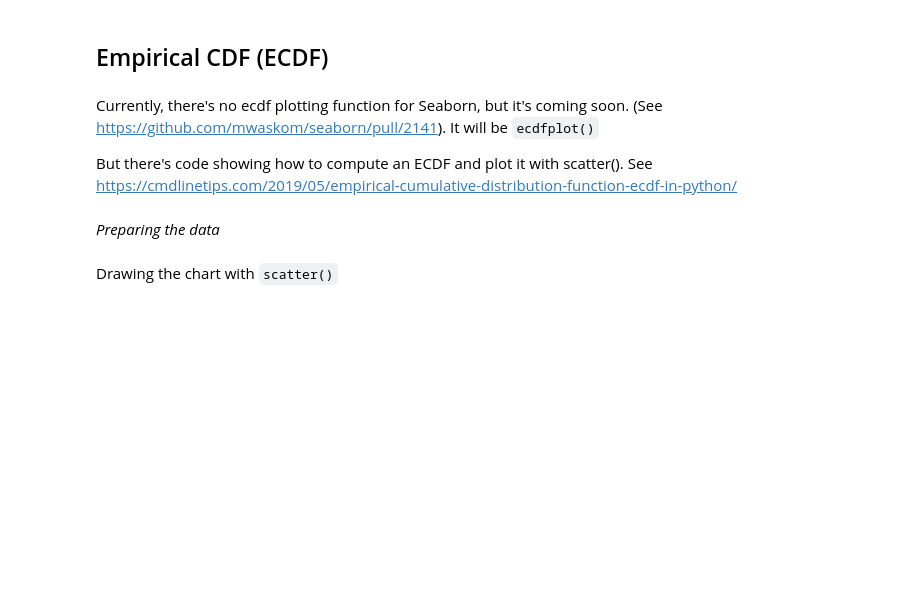
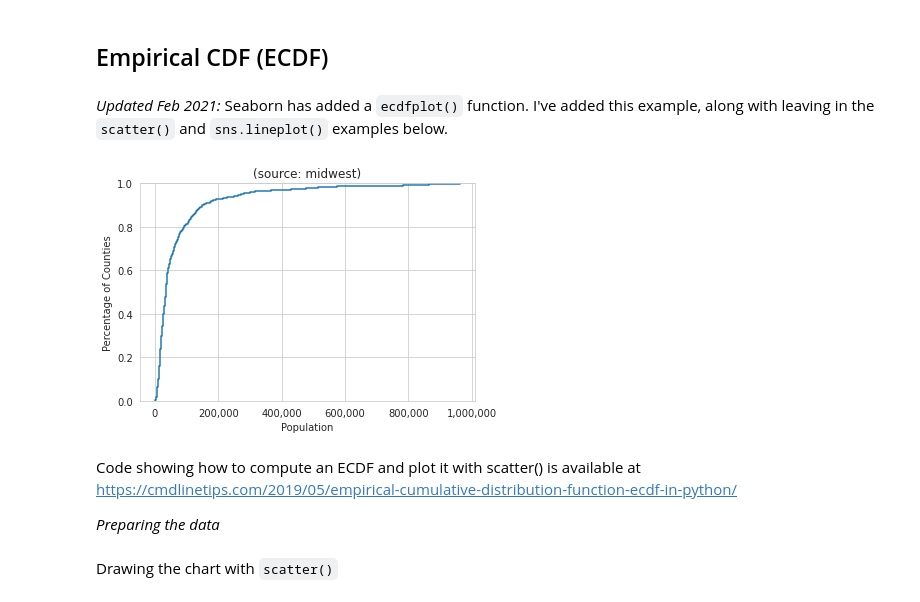
Before and after one commit to odu-cs432-websci/public, a Jupyter notebook: Mod_03_InfoVis_Python.ipynb, the cells around one changed output. Drawn from its saved outputs; the diff is of its cells as text; code cells hidden in the pictures; blank space fills up the shorter version.

```diff
--- a/Mod_03_InfoVis_Python.ipynb
+++ b/Mod_03_InfoVis_Python.ipynb
@@ -217,11 +233,24 @@ g.set_yticklabels(labels);
 # %% [markdown]
 ## Empirical CDF (ECDF)
+# %% [markdown]
+*Updated Feb 2021:* Seaborn has added a `ecdfplot()` function. I've added this example, along with leaving in the `scatter()` and `sns.lineplot()` examples below.
+# %%
+ax = sns.ecdfplot(midwest[midwest['poptotal']<1000000]['poptotal'])
+
+ax.set_xlabel ('Population')
+ax.set_ylabel ('Percentage of Counties')
+ax.set_title('(source: midwest)')
+
+# format commas in ticklabels
+ticks = ax.get_xticks()
+labels = ['{:,.0f}'.format(x) for x in ticks]
+ax.set_xticklabels(labels);
+# %% [output]
+[figure, added]
 # %% [markdown]
-Currently, there's no ecdf plotting function for Seaborn, but it's coming soon. (See https://github.com/mwaskom/seaborn/pull/2141).  It will be `ecdfplot()`
+Code showing how to compute an ECDF and plot it with scatter() is available at https://cmdlinetips.com/2019/05/empirical-cumulative-distribution-function-ecdf-in-python/
 
-But there's code showing how to compute an ECDF and plot it with scatter().  See https://cmdlinetips.com/2019/05/empirical-cumulative-distribution-function-ecdf-in-python/
+*Preparing the data*
-# %% [markdown]
-*Preparing the data*
 # %%
 import numpy as np  # use for sort() and arrange() to build the ECDF
 pop_data = midwest[midwest['poptotal']<1000000]['poptotal']
```
Also changed, not shown: parts of 23 cells of this notebook.
